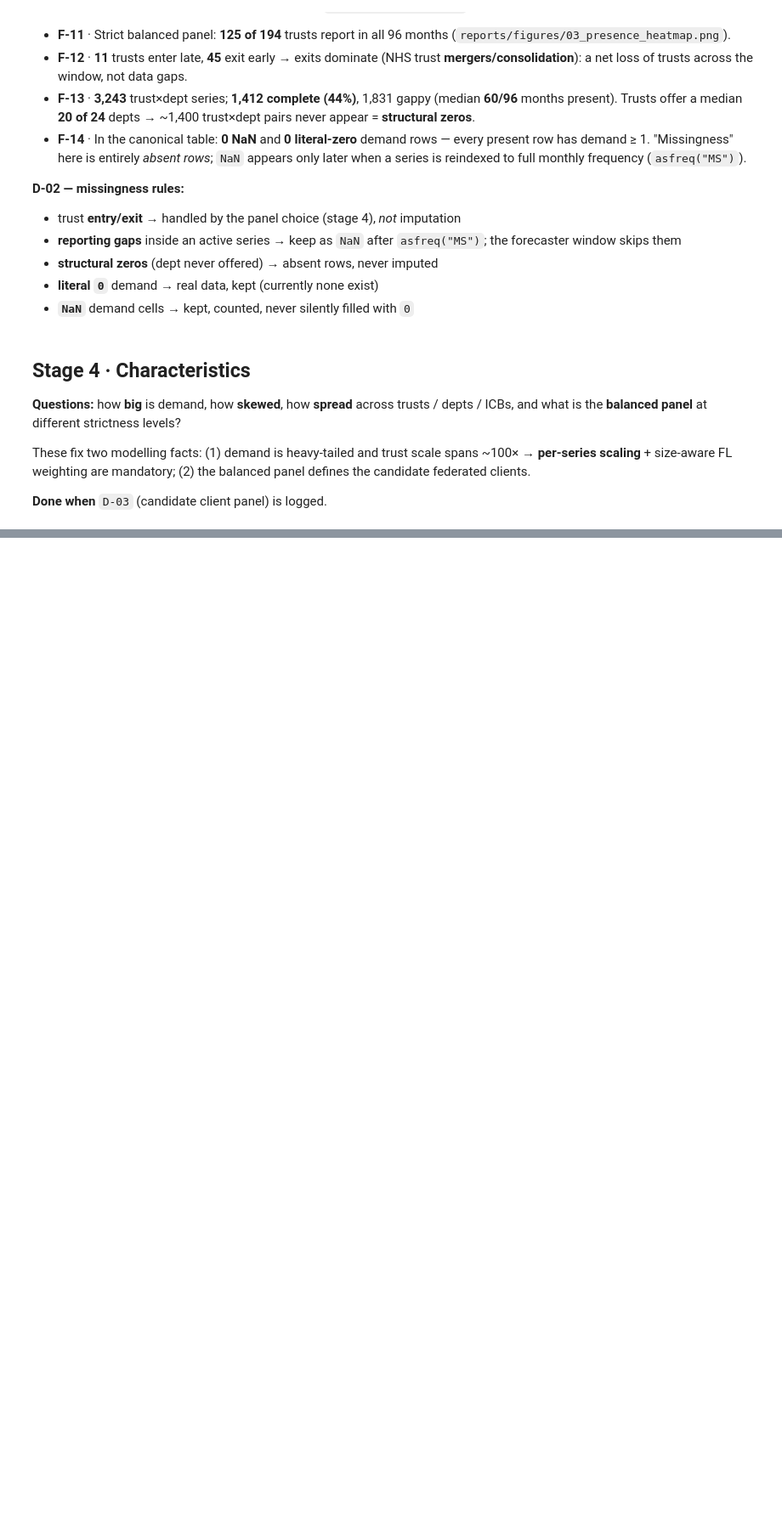
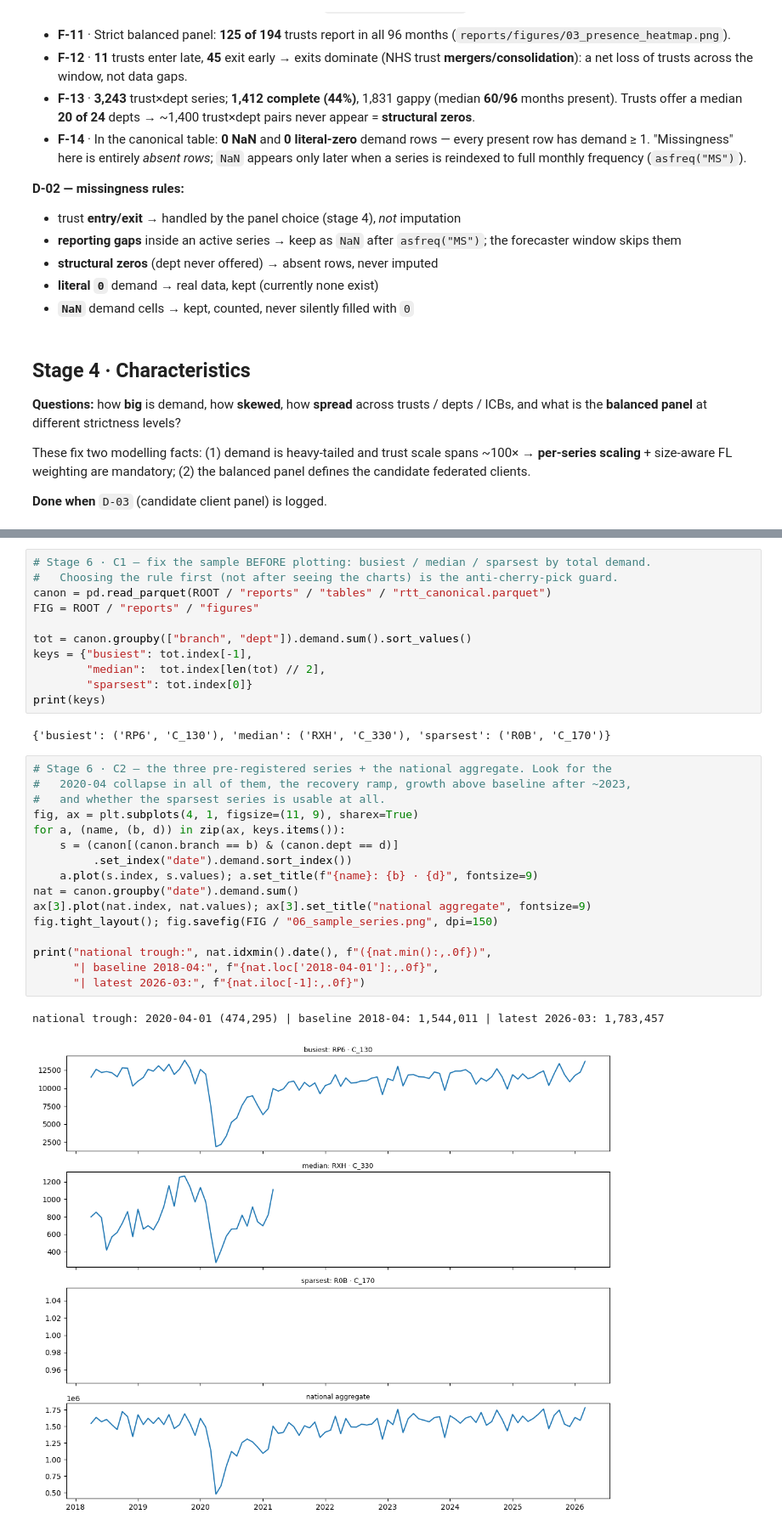
Before and after one commit to nileshsarkar-ai/fedOPD, a Jupyter notebook: src/eda/EDA.ipynb, the cells around one changed output, grey strips where cells are left out. Shown at 85% size. Drawn from its saved outputs; the diff is of its cells as text; blank space fills up the shorter version.

```diff
--- a/src/eda/EDA.ipynb
+++ b/src/eda/EDA.ipynb
@@ -482,0 +704,32 @@ print(icb_now.head(10))
+# %%
+# Stage 6 · C1 — fix the sample BEFORE plotting: busiest / median / sparsest by total demand.
+#   Choosing the rule first (not after seeing the charts) is the anti-cherry-pick guard.
+canon = pd.read_parquet(ROOT / "reports" / "tables" / "rtt_canonical.parquet")
+FIG = ROOT / "reports" / "figures"
+
+tot = canon.groupby(["branch", "dept"]).demand.sum().sort_values()
+keys = {"busiest": tot.index[-1],
+        "median":  tot.index[len(tot) // 2],
+        "sparsest": tot.index[0]}
+print(keys)
+# %% [output]
+{'busiest': ('RP6', 'C_130'), 'median': ('RXH', 'C_330'), 'sparsest': ('R0B', 'C_170')}
+# %%
+# Stage 6 · C2 — the three pre-registered series + the national aggregate. Look for the
+#   2020-04 collapse in all of them, the recovery ramp, growth above baseline after ~2023,
+#   and whether the sparsest series is usable at all.
+fig, ax = plt.subplots(4, 1, figsize=(11, 9), sharex=True)
+for a, (name, (b, d)) in zip(ax, keys.items()):
+    s = (canon[(canon.branch == b) & (canon.dept == d)]
+         .set_index("date").demand.sort_index())
+    a.plot(s.index, s.values); a.set_title(f"{name}: {b} · {d}", fontsize=9)
+nat = canon.groupby("date").demand.sum()
+ax[3].plot(nat.index, nat.values); ax[3].set_title("national aggregate", fontsize=9)
+fig.tight_layout(); fig.savefig(FIG / "06_sample_series.png", dpi=150)
+
+print("national trough:", nat.idxmin().date(), f"({nat.min():,.0f})",
+      "| baseline 2018-04:", f"{nat.loc['2018-04-01']:,.0f}",
+      "| latest 2026-03:", f"{nat.iloc[-1]:,.0f}")
+# %% [output]
+national trough: 2020-04-01 (474,295) | baseline 2018-04: 1,544,011 | latest 2026-03: 1,783,457
+[figure, added]
```
Also changed, not shown: parts of 42 cells of this notebook, 6 other files.
